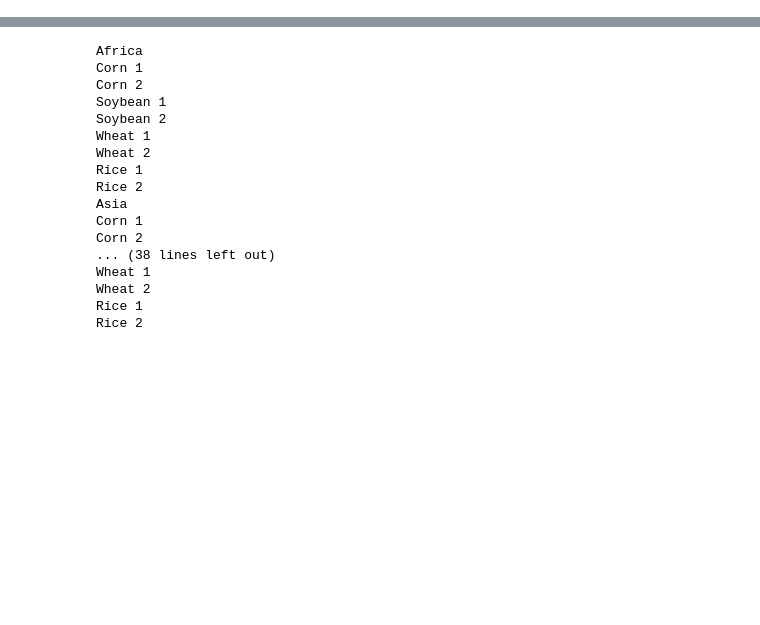
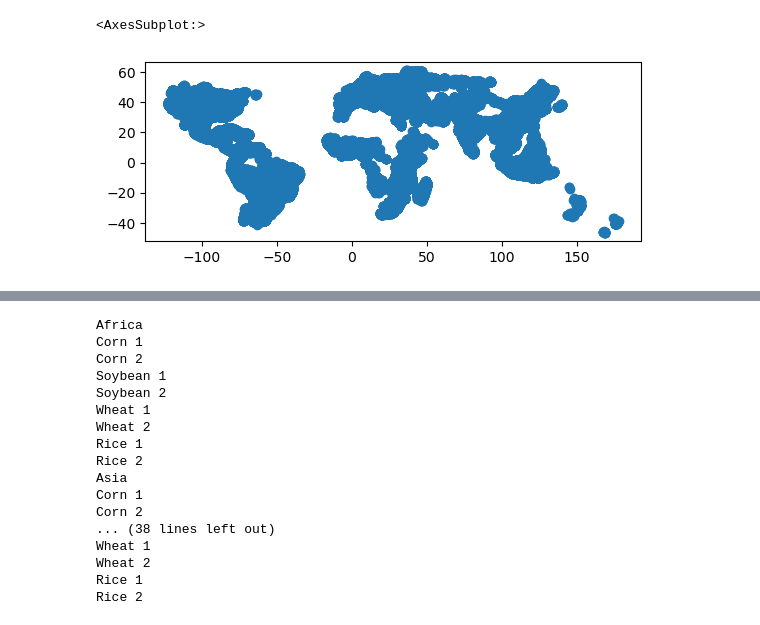
Before and after one commit to allfed/LosingIndustryCropYields, a Jupyter notebook: scripts/Reduction_by_continent.ipynb, the cells around one changed output, grey strips where cells are left out. Saved outputs shown, nothing was run; the diff lists cells and outputs as text; code cells hidden in the pictures; blank space fills up the shorter version.

```diff
--- a/scripts/Reduction_by_continent.ipynb
+++ b/scripts/Reduction_by_continent.ipynb
@@ -29,10 +32,10 @@ for crop in crops:
 # %%
-def dataframe_to_geopandas(df):
+def dataframe_to_geopandas(df, name_lon='x', name_lat='y', name_data='data'):
     # Convert the x and y columns to longitude and latitude, respectively
-    geometry = [Point(x, y) for x, y in zip(df['x'], df['y'])]
+    geometry = [Point(round(x,2), round(y,2)) for x, y in zip(df[name_lon], df[name_lat])]
 
     # Create a GeoDataFrame from the geometry and data columns
-    gdf = gpd.GeoDataFrame(df['data'], geometry=geometry)
+    gdf = gpd.GeoDataFrame(df[name_data], geometry=geometry)
 
     return gdf
 # %%
@@ -58,3 +55,12 @@ regions = regions[["CONTINENT", "geometry"]]
 regions = regions.dissolve(by="CONTINENT")
 regions = regions.reset_index()
 regions.to_crs("EPSG:4326", inplace=True)
+# %%
+# Also read in the area and max yields, so you can use them later to weight the mean
+crop = pd.read_pickle(".." + os.sep + "processed" + os.sep + "input" + os.sep + "crop" + os.sep + "Corn_raw.pkl", compression="zip")
+# drop nan
+crop = crop.dropna()
+# %%
+crop["yield_area"] = crop["Yield"] * crop["area"]
+crop = crop[["lat", "lon", "yield_area"]]
+crop.head()
@@ -60,0 +78,4 @@ regions.to_crs("EPSG:4326", inplace=True)
+# %%
+crop_geo = dataframe_to_geopandas(crop, name_lon="lon", name_lat="lat", name_data="yield_area")
+crop_geo.crs = "EPSG:4326"
+crop_geo.head()
@@ -60,0 +89,5 @@ regions.to_crs("EPSG:4326", inplace=True)
+# %%
+crop_geo.plot()
+# %% [output]
+<AxesSubplot:>
+[figure, added]
```
Also changed, not shown: parts of 10 cells of this notebook.
